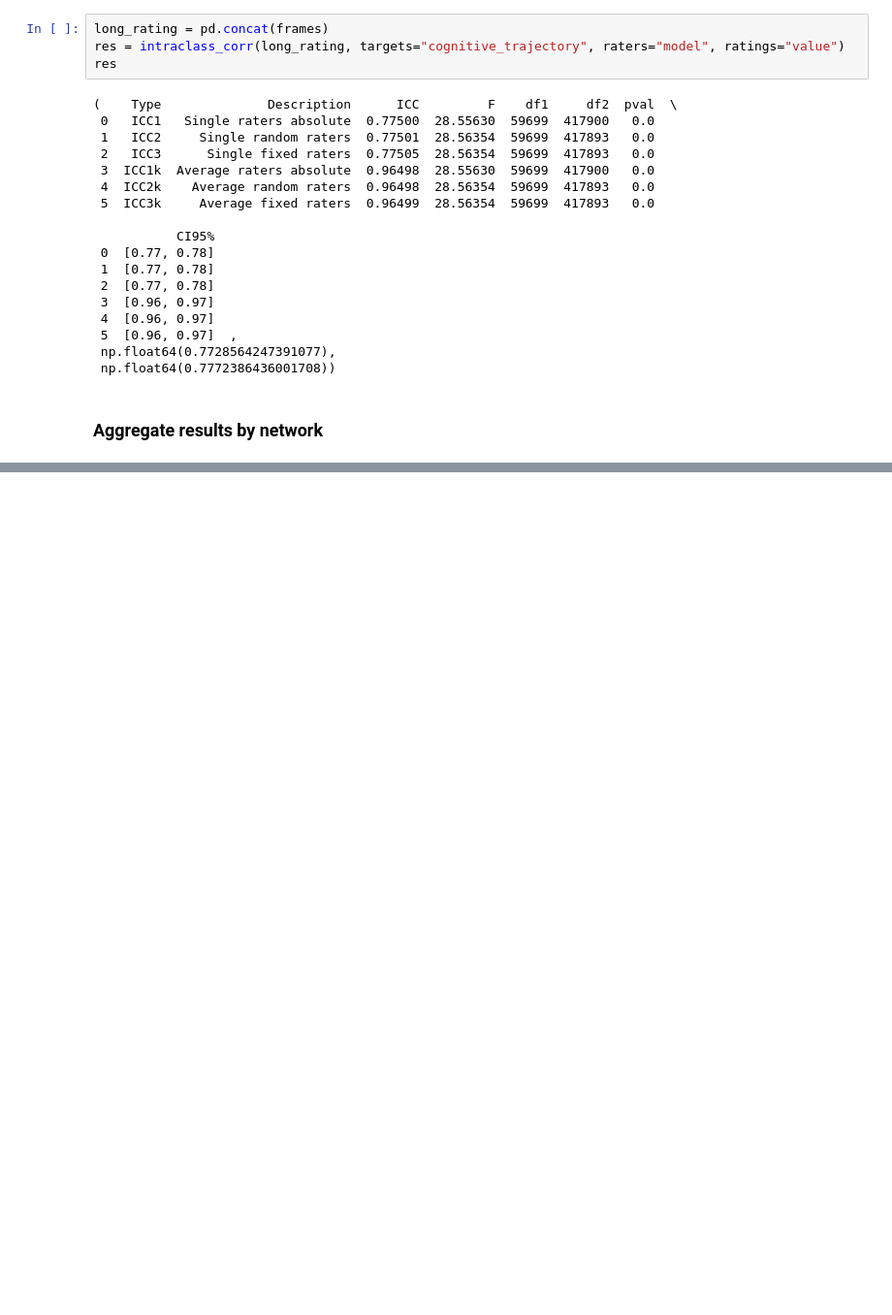
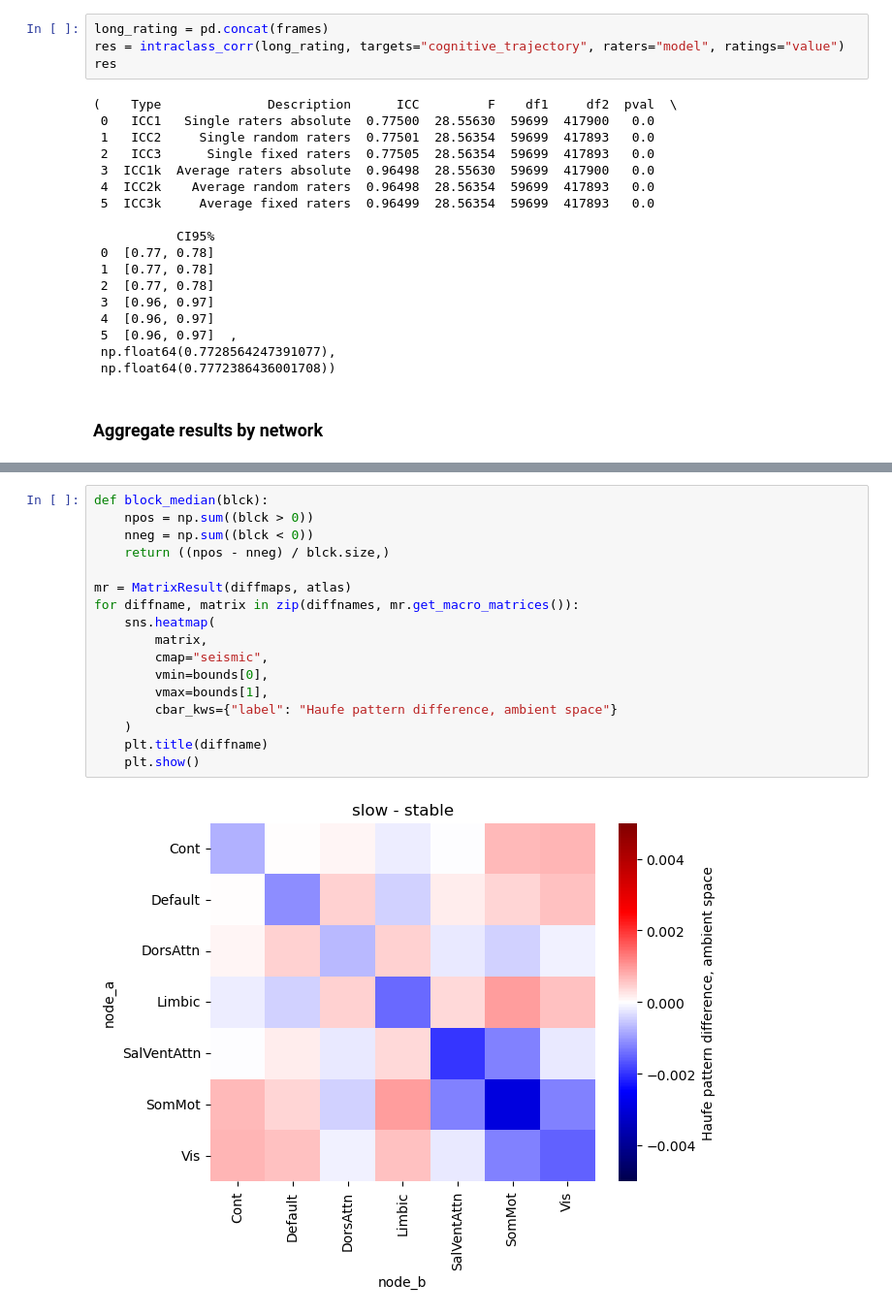
Before and after one commit to jonathan-legrand/memento-postproc, a Jupyter notebook: predict_cluster_fc.ipynb, the cells around one changed output, grey strips where cells are left out. Shown at 97% size. Drawn from its saved outputs; the diff is of its cells as text; blank space fills up the shorter version.

```diff
--- a/predict_cluster_fc.ipynb
+++ b/predict_cluster_fc.ipynb
@@ -386,0 +447,19 @@ res
+# %%
+def block_median(blck):
+    npos = np.sum((blck > 0))
+    nneg = np.sum((blck < 0))
+    return ((npos - nneg) / blck.size,)
+
+mr = MatrixResult(diffmaps, atlas)
+for diffname, matrix in zip(diffnames, mr.get_macro_matrices()):
+    sns.heatmap(
+        matrix,
+        cmap="seismic",
+        vmin=bounds[0],
+        vmax=bounds[1],
+        cbar_kws={"label": "Haufe pattern difference, ambient space"}
+    )
+    plt.title(diffname)
+    plt.show()
+# %% [output]
+[figure, added]
```
Also changed, not shown: parts of 10 cells of this notebook, 1 other file.
